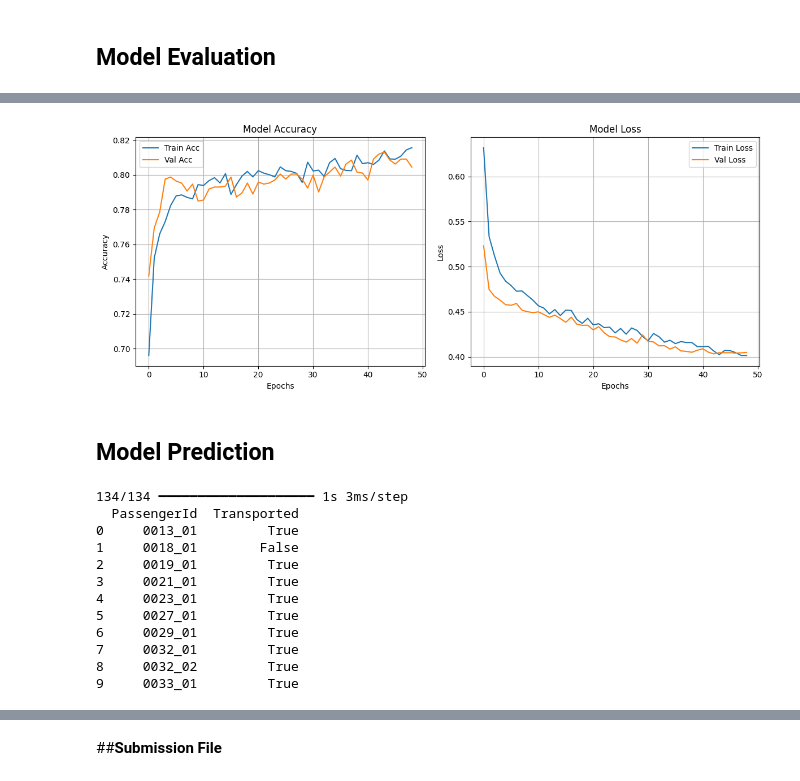
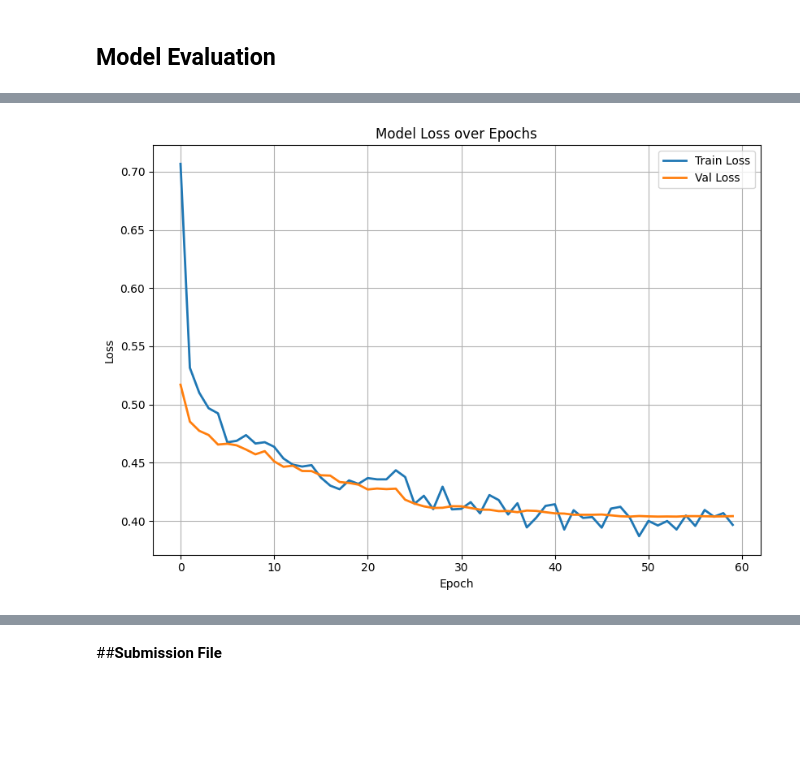
Before and after one commit to KaggleChallenge-Group9/Spaceship-Titanic-Challenge, a Jupyter notebook: Spaceship_Titanic_Challenge_Group_9.ipynb, the cells around one changed output, grey strips where cells are left out. Drawn from its saved outputs; the diff is of its cells as text; code cells hidden in the pictures; blank space fills up the shorter version.

Commit message:
Evaluation Plots

```diff
--- a/Spaceship_Titanic_Challenge_Group_9.ipynb
+++ b/Spaceship_Titanic_Challenge_Group_9.ipynb
@@ -849,10 +849,10 @@ reduce_lr = ReduceLROnPlateau(monitor='val_loss', factor=0.5, patience=3, min_lr
 # %%
-# Compile model
-model.compile(optimizer='adam', loss='binary_crossentropy', metrics=['accuracy'])
+'''# Compile model
+model.compile(optimizer='adam', loss='binary_crossentropy', metrics=['accuracy'])'''
 # %%
-# # Train the model
+'''# # Train the model
 history = model.fit(X_train_scaled, y_train, validation_data=(X_val_scaled, y_val),
-                    epochs=60, batch_size=32, verbose=1,callbacks=[early_stop,reduce_lr])
+                    epochs=60, batch_size=32, verbose=1,callbacks=[early_stop,reduce_lr])'''
 # %% [output]
 Epoch 1/60
 218/218 ━━━━━━━━━━━━━━━━━━━━ 9s 16ms/step - accuracy: 0.6563 - loss: 0.7067 - val_accuracy: 0.7550 - val_loss: 0.5170 - learning_rate: 0.0010
@@ -933,0 +900,13 @@ print(f"\n Validation Accuracy: {val_acc:.4f}")
+# %%
+import json
+import matplotlib.pyplot as plt
+
+# Load the JSON history file
+with open('NN_Model_History.json', 'r') as f:
+    history = json.load(f)
+
+# Extract the metrics
+accuracy = history['accuracy']
+val_accuracy = history['val_accuracy']
+loss = history['loss']
+val_loss = history['val_loss']
@@ -934,56 +926,16 @@ print(f"\n Validation Accuracy: {val_acc:.4f}")
 # %%
-# Plot accuracy and loss
-plt.figure(figsize=(12, 5))
-
-plt.subplot(1, 2, 1)
-plt.plot(history.history['accuracy'], label='Train Acc')
-plt.plot(history.history['val_accuracy'], label='Val Acc')
-plt.title("Model Accuracy")
-plt.xlabel("Epochs")
-plt.ylabel("Accuracy")
-plt.legend()
-plt.grid(True)
-
+# Plot Loss
+plt.figure(figsize=(16, 6))
 plt.subplot(1, 2, 2)
-plt.plot(history.history['loss'], label='Train Loss')
-plt.plot(history.history['val_loss'], label='Val Loss')
-plt.title("Model Loss")
-plt.xlabel("Epochs")
-plt.ylabel("Loss")
+plt.plot(loss, label='Train Loss', linewidth=2)
+plt.plot(val_loss, label='Val Loss', linewidth=2)
+plt.title('Model Loss over Epochs')
+plt.xlabel('Epoch')
+plt.ylabel('Loss')
 plt.legend()
 plt.grid(True)
 
 plt.tight_layout()
 plt.show()
 # %% [output]
-[figure, old version]
+[figure, new version]
-# %% [markdown]
-## **Model Prediction**
-# %%
-# Predict on the test set
-test_preds = model.predict(X_test)
-test_preds_binary = (test_preds > 0.5).astype(bool)
-
-# Load original test data to get PassengerId
-test_raw = pd.read_csv(test_data)
-
-# Combine predictions with PassengerId
-predictions_df = pd.DataFrame({
-    'PassengerId': test_raw['PassengerId'],
-    'Transported': test_preds_binary.flatten()
-})
-
-print(predictions_df.head(10))
-# %% [output]
-134/134 ━━━━━━━━━━━━━━━━━━━━ 1s 3ms/step
-  PassengerId  Transported
-0     0013_01         True
-1     0018_01        False
-2     0019_01         True
-3     0021_01         True
-4     0023_01         True
-5     0027_01         True
-6     0029_01         True
-7     0032_01         True
-8     0032_02         True
-9     0033_01         True
```
Also changed, not shown: parts of 18 cells of this notebook.
